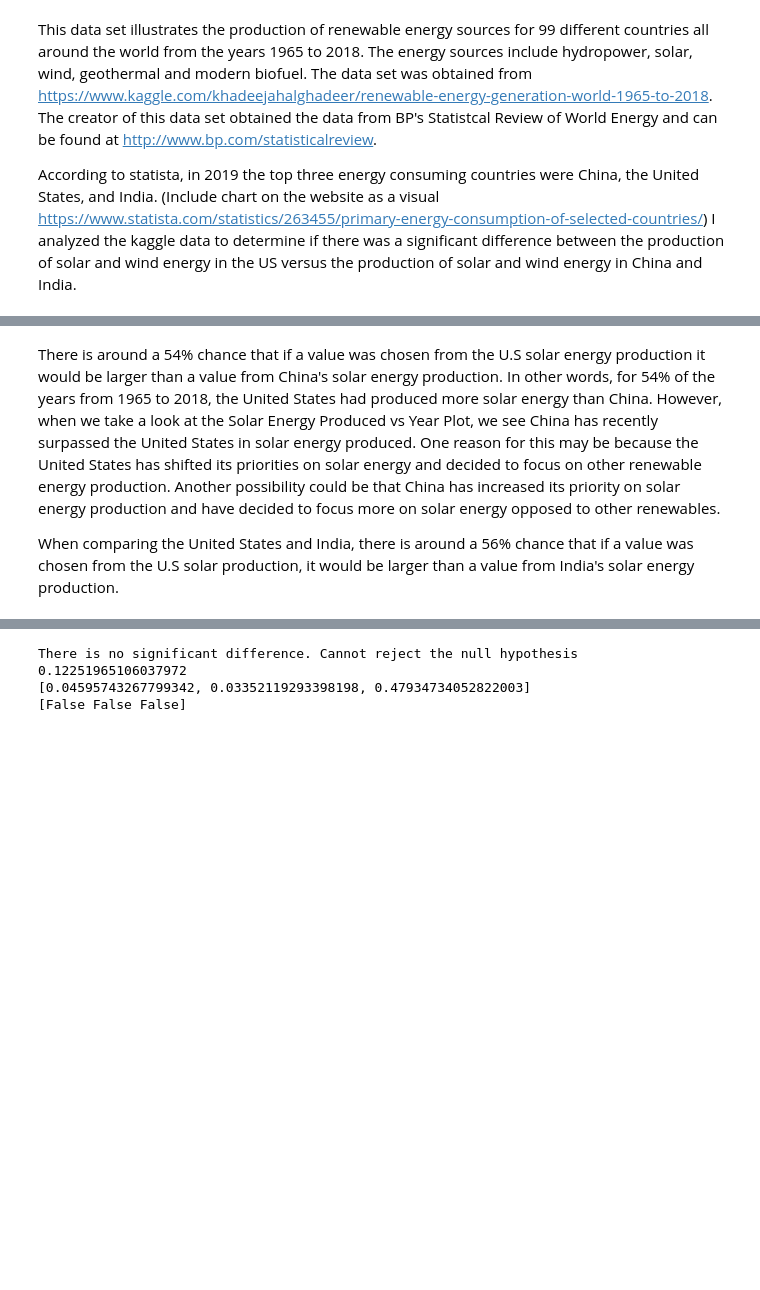
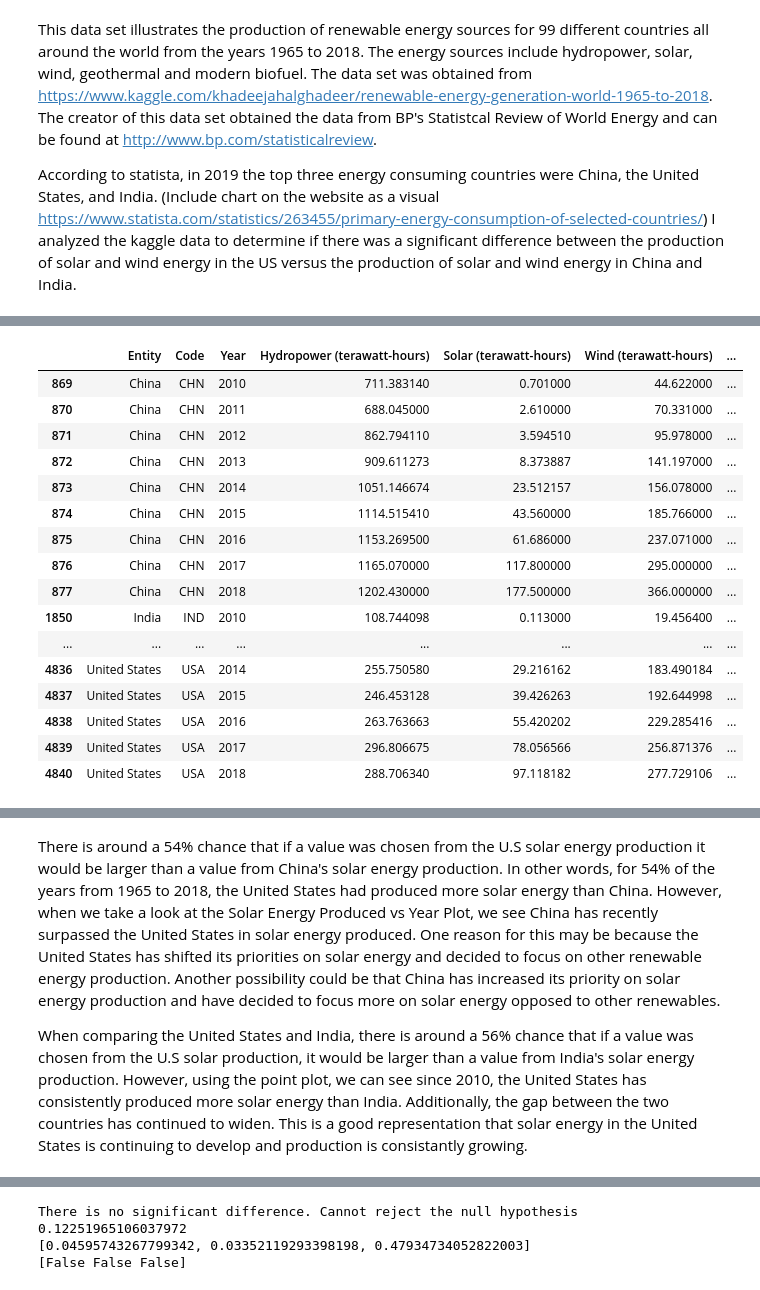
Before and after one commit to jhl126/Capstone1_Rename_later, a Jupyter notebook: Presentation.ipynb, the cells around one changed output, grey strips where cells are left out. Saved outputs shown, nothing was run; the diff lists cells and outputs as text; code cells hidden in the pictures; blank space fills up the shorter version.

```diff
--- a/Presentation.ipynb
+++ b/Presentation.ipynb
@@ -132,3 +120,23 @@ print(cles_ind(x1, x3))
 0.565843621399177
 [interactive output not drawn]
 [interactive output not drawn]
+# %%
+rec_year
+# %% [output]
+|  | Entity | Code | Year | Hydropower (terawatt-hours) | Solar (terawatt-hours) | Wind (terawatt-hours) | ... |
+| 869 | China | CHN | 2010 | 711.383140 | 0.701000 | 44.622000 | ... |
+| 870 | China | CHN | 2011 | 688.045000 | 2.610000 | 70.331000 | ... |
+| 871 | China | CHN | 2012 | 862.794110 | 3.594510 | 95.978000 | ... |
+| 872 | China | CHN | 2013 | 909.611273 | 8.373887 | 141.197000 | ... |
+| 873 | China | CHN | 2014 | 1051.146674 | 23.512157 | 156.078000 | ... |
+| 874 | China | CHN | 2015 | 1114.515410 | 43.560000 | 185.766000 | ... |
+| 875 | China | CHN | 2016 | 1153.269500 | 61.686000 | 237.071000 | ... |
+| 876 | China | CHN | 2017 | 1165.070000 | 117.800000 | 295.000000 | ... |
+| 877 | China | CHN | 2018 | 1202.430000 | 177.500000 | 366.000000 | ... |
+| 1850 | India | IND | 2010 | 108.744098 | 0.113000 | 19.456400 | ... |
+| ... | ... | ... | ... | ... | ... | ... | ... |
+| 4836 | United States | USA | 2014 | 255.750580 | 29.216162 | 183.490184 | ... |
+| 4837 | United States | USA | 2015 | 246.453128 | 39.426263 | 192.644998 | ... |
+| 4838 | United States | USA | 2016 | 263.763663 | 55.420202 | 229.285416 | ... |
+| 4839 | United States | USA | 2017 | 296.806675 | 78.056566 | 256.871376 | ... |
+| 4840 | United States | USA | 2018 | 288.706340 | 97.118182 | 277.729106 | ... |
@@ -135,4 +145,4 @@ print(cles_ind(x1, x3))
 # %% [markdown]
 There is around a 54% chance that if a value was chosen from the U.S solar energy production it would be larger than a value from China's solar energy production. In other words, for 54% of the years from 1965 to 2018, the United States had produced more solar energy than China. However, when we take a look at the Solar Energy Produced vs Year Plot, we see China has recently surpassed the United States in solar energy produced. One reason for this may be because the United States has shifted its priorities on solar energy and decided to focus on other renewable energy production. Another possibility could be that China has increased its priority on solar energy production and have decided to focus more on solar energy opposed to other renewables.
 
-When comparing the United States and India, there is around a 56% chance that if a value was chosen from the U.S solar production, it would be larger than a value from India's solar energy production.
+When comparing the United States and India, there is around a 56% chance that if a value was chosen from the U.S solar production, it would be larger than a value from India's solar energy production. However, using the point plot, we can see since 2010, the United States has consistently produced more solar energy than India. Additionally, the gap between the two countries has continued to widen. This is a good representation that solar energy in the United States is continuing to develop and production is consistantly growing.
```
Also changed, not shown: parts of 5 cells of this notebook.
